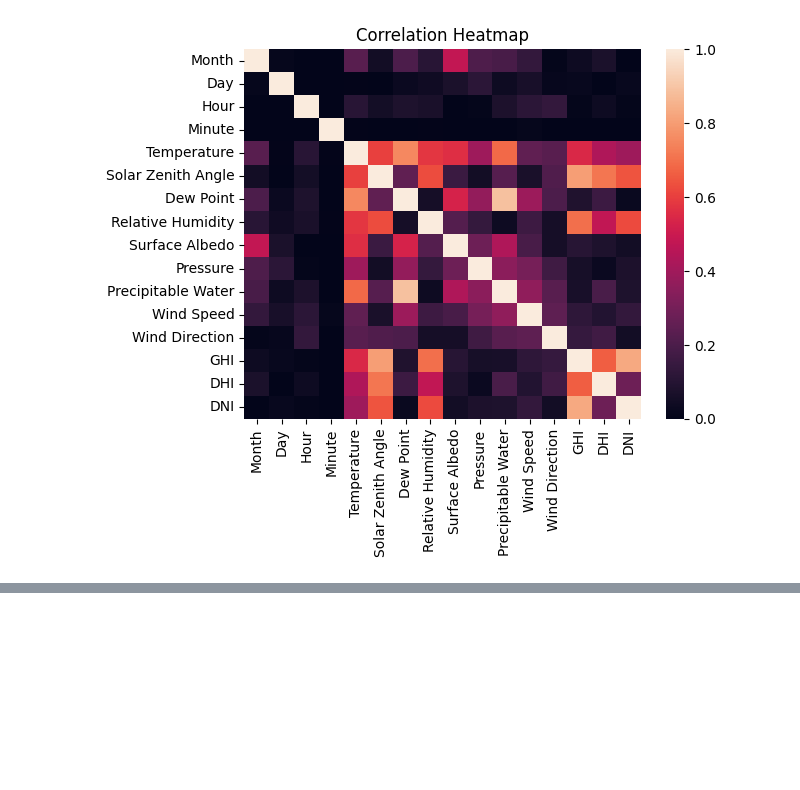
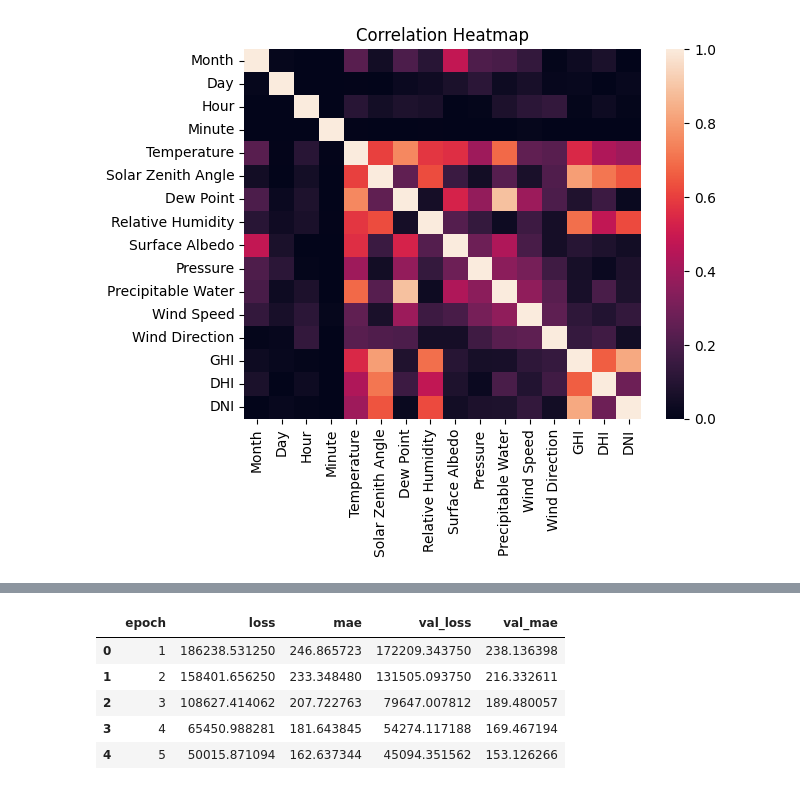
Before and after one commit to saraaktham/Solar-Data, a Jupyter notebook: read_data.ipynb, the cells around one changed output, grey strips where cells are left out. Cells and saved outputs as stored; diff of their text form; code cells hidden in the pictures; blank space fills up the shorter version.

```diff
--- a/read_data.ipynb
+++ b/read_data.ipynb
@@ -125,0 +170,17 @@ from keras.layers import Dense
+# %%
+import os
+import shutil
+import pickle as pk
+
+from keras import models
+from keras import layers
+from keras.callbacks import EarlyStopping, ModelCheckpoint
+from keras.models import load_model
+
+from sklearn import metrics
+
+model = models.Sequential()
+model.add(layers.Dense(64, activation='relu', input_shape=(input_shape,)))
+model.add(layers.Dense(64, activation='relu'))
+model.add(layers.Dense(1))
+model.summary()
@@ -125,0 +241,15 @@ from keras.layers import Dense
+# %%
+hist_df = pd.DataFrame(history.history)
+hist_df['epoch'] = hist_df.index + 1
+cols = list(hist_df.columns)
+cols = [cols[-1]] + cols[:-1]
+hist_df = hist_df[cols]
+hist_df.to_csv(checkpoint_no + '/' + 'history_df_' + model_name + '.csv')
+hist_df.head()
+# %% [output]
+|  | epoch | loss | mae | val_loss | val_mae |
+| 0 | 1 | 186238.531250 | 246.865723 | 172209.343750 | 238.136398 |
+| 1 | 2 | 158401.656250 | 233.348480 | 131505.093750 | 216.332611 |
+| 2 | 3 | 108627.414062 | 207.722763 | 79647.007812 | 189.480057 |
+| 3 | 4 | 65450.988281 | 181.643845 | 54274.117188 | 169.467194 |
+| 4 | 5 | 50015.871094 | 162.637344 | 45094.351562 | 153.126266 |
```
Also changed, not shown: parts of 23 cells of this notebook.
